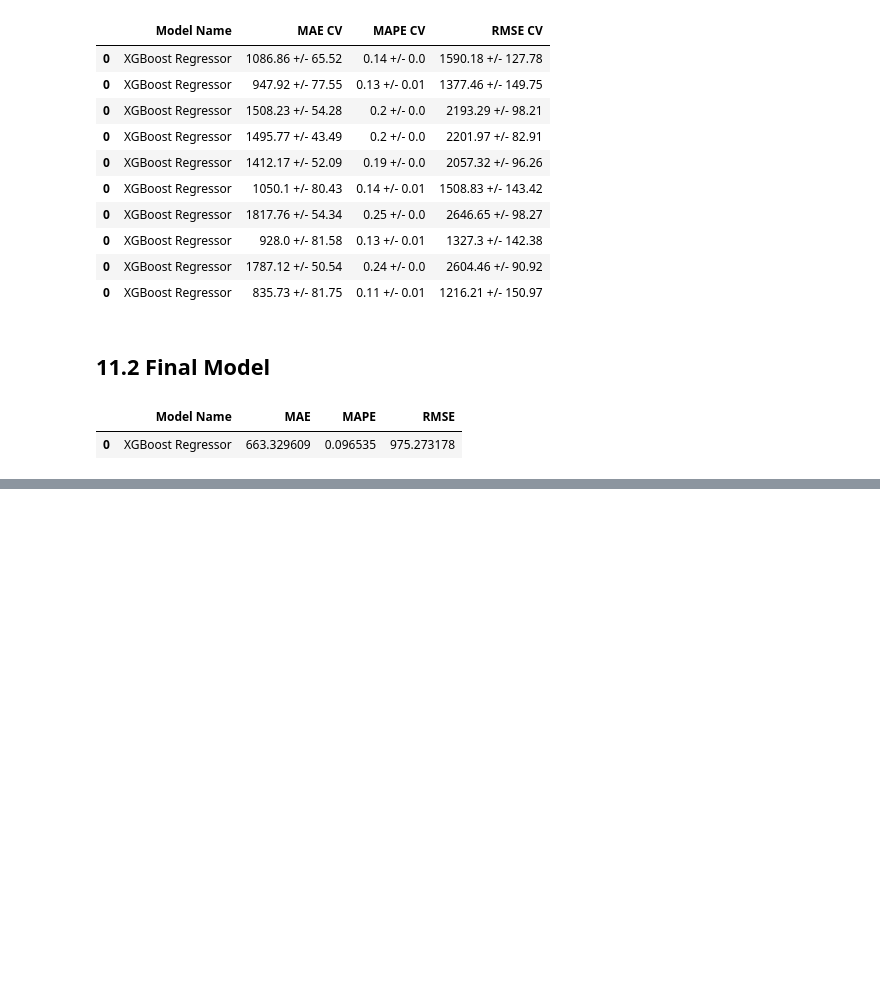
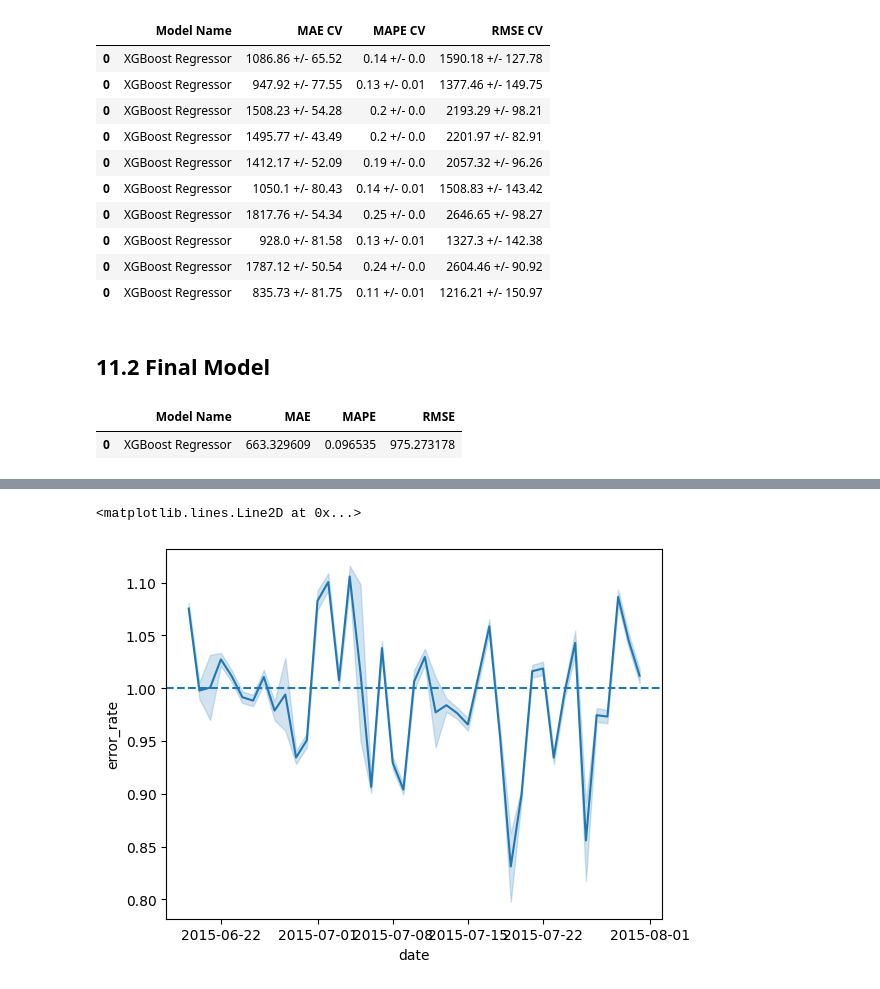
Before and after one commit to felipevalory/previsao_de_vendas, a Jupyter notebook: index.ipynb, the cells around one changed output, grey strips where cells are left out. Drawn from its saved outputs; the diff is of its cells as text; code cells hidden in the pictures; blank space fills up the shorter version.

```diff
--- a/index.ipynb
+++ b/index.ipynb
@@ -1416,0 +1488,6 @@ xgb_result_tuned
+# %%
+sns.lineplot( x='date', y='error_rate', data=df7 )
+plt.axhline(1, linestyle='--')
+# %% [output]
+<matplotlib.lines.Line2D at 0x...>
+[figure, added]
```
Also changed, not shown: parts of 14 cells of this notebook, 1 other file.
